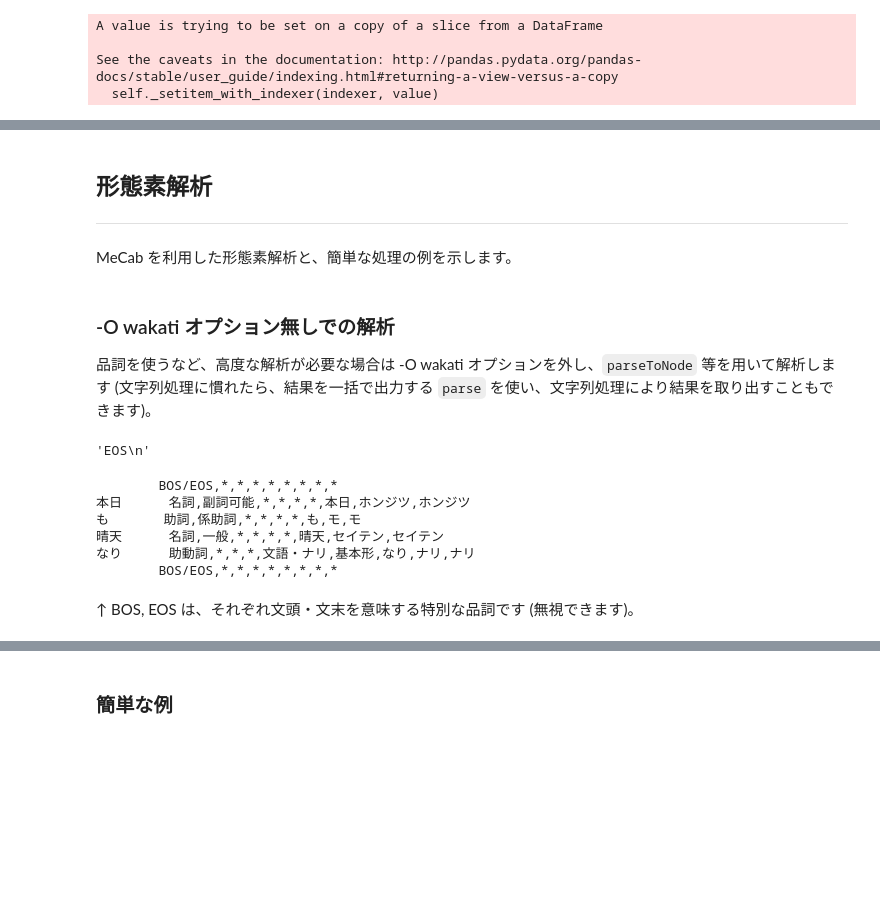
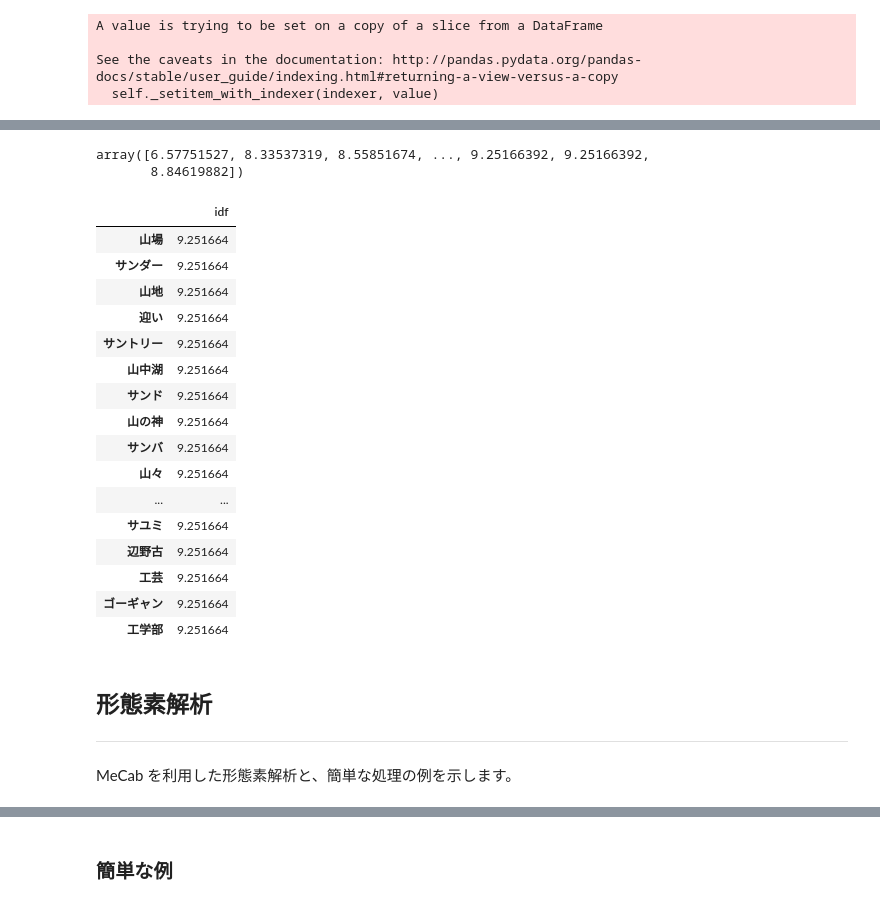
Before and after one commit to c-c-c-c/dm_integration, a Jupyter notebook: myMecab.ipynb, the cells around one changed output, grey strips where cells are left out. Saved outputs shown, nothing was run; the diff lists cells and outputs as text; code cells hidden in the pictures; blank space fills up the shorter version.

```diff
--- a/myMecab.ipynb
+++ b/myMecab.ipynb
@@ -83,7 +100,7 @@ def removeTrash (text):
     result_text = text
     result_text = re.sub(r"https?://[\w/:%#\$&\?\(\)~\.=\+\-]+", "", result_text)
     result_text = re.sub(r"番組詳細|制作・著作|制作著作", "", result_text)
-    result_text = re.sub(r"[!\(\)=、『』～/]", "", result_text)
+    result_text = re.sub(r"[!\(\)=『』～/]", "", result_text)
     result_text = re.sub(r"フジテレビ|日本テレビ|TBS|テレビ朝日|TBS|関西テレビ", "", result_text)
 
     result_text = re.sub(r"【公式.*?】", "", result_text)
@@ -99,13 +116,13 @@ mecab = MeCab.Tagger()
 mecab.parse("")
 for i, text in enumerate( df['sharp_detail_epg']):
     text_tokenized = []
+    # print(i)
 
     # URL、記号などのゴミを取り除く
-    text = removeTrash(text)
-
     if type(text) is not str:
         if np.isnan(text) :
             continue
+    text = removeTrash(text)
     node = mecab.parseToNode(text)
     while node:
         node = node.next
@@ -119,8 +136,6 @@ for i, text in enumerate( df['sharp_detail_epg']):
             text_tokenized.append(node.surface)
 
     df["sharp_detail_epg_tknz"].iloc[i] = text_tokenized
-    if i > 100:
-        break
 # %% [output]
 A value is trying to be set on a copy of a slice from a DataFrame
 
@@ -167,34 +230,40 @@ pd.DataFrame(X.toarray(), columns=[ x[0] for x in sorted(vectorizer.vocabulary_.
 # %%
 vectorizer.idf_
+# %% [output]
+array([6.57751527, 8.33537319, 8.55851674, ..., 9.25166392, 9.25166392,
+       8.84619882])
+# %%
+# idf値の確認
+
+idf = pd.Series(vectorizer.idf_, index=[ x[0] for x in sorted(vectorizer.vocabulary_.items(), key=lambda x: x[1]) ]) \
+    .to_frame("idf") \
+    .sort_values("idf", ascending=False)
+# %%
+
+
+
+pd.set_option('display.max_rows', 1000)
+idf.iloc[1:100]
+# %% [output]
+|  | idf |
+| 山場 | 9.251664 |
+| サンダー | 9.251664 |
+| 山地 | 9.251664 |
+| 迎い | 9.251664 |
+| サントリー | 9.251664 |
+| 山中湖 | 9.251664 |
+| サンド | 9.251664 |
+| 山の神 | 9.251664 |
+| サンバ | 9.251664 |
+| 山々 | 9.251664 |
+| ... | ... |
+| サユミ | 9.251664 |
+| 辺野古 | 9.251664 |
+| 工芸 | 9.251664 |
+| ゴーギャン | 9.251664 |
+| 工学部 | 9.251664 |
 # %% [markdown]
 ## 形態素解析
 ---
 
 MeCab を利用した形態素解析と、簡単な処理の例を示します。
-# %% [markdown]
-### -O wakati オプション無しでの解析
-品詞を使うなど、高度な解析が必要な場合は -O wakati オプションを外し、`parseToNode` 等を用いて解析します (文字列処理に慣れたら、結果を一括で出力する `parse` を使い、文字列処理により結果を取り出すこともできます)。
-# %%
-mecab = MeCab.Tagger()
-
-# バグ回避用
-mecab.parse("")
-# %% [output]
-'EOS\n'
-# %%
-# node が None になるまで、node.next を辿り続ける
-node = mecab.parseToNode("本日も晴天なり")
-
-while node:
-    # 単語は surface、品詞は feature に格納されている
-    print(node.surface + "\t" + node.feature)
-    node = node.next
-# %% [output]
-        BOS/EOS,*,*,*,*,*,*,*,*
-本日      名詞,副詞可能,*,*,*,*,本日,ホンジツ,ホンジツ
-も       助詞,係助詞,*,*,*,*,も,モ,モ
-晴天      名詞,一般,*,*,*,*,晴天,セイテン,セイテン
-なり      助動詞,*,*,*,文語・ナリ,基本形,なり,ナリ,ナリ
-        BOS/EOS,*,*,*,*,*,*,*,*
-# %% [markdown]
-↑ BOS, EOS は、それぞれ文頭・文末を意味する特別な品詞です (無視できます)。
```
Also changed, not shown: parts of 47 cells of this notebook.
